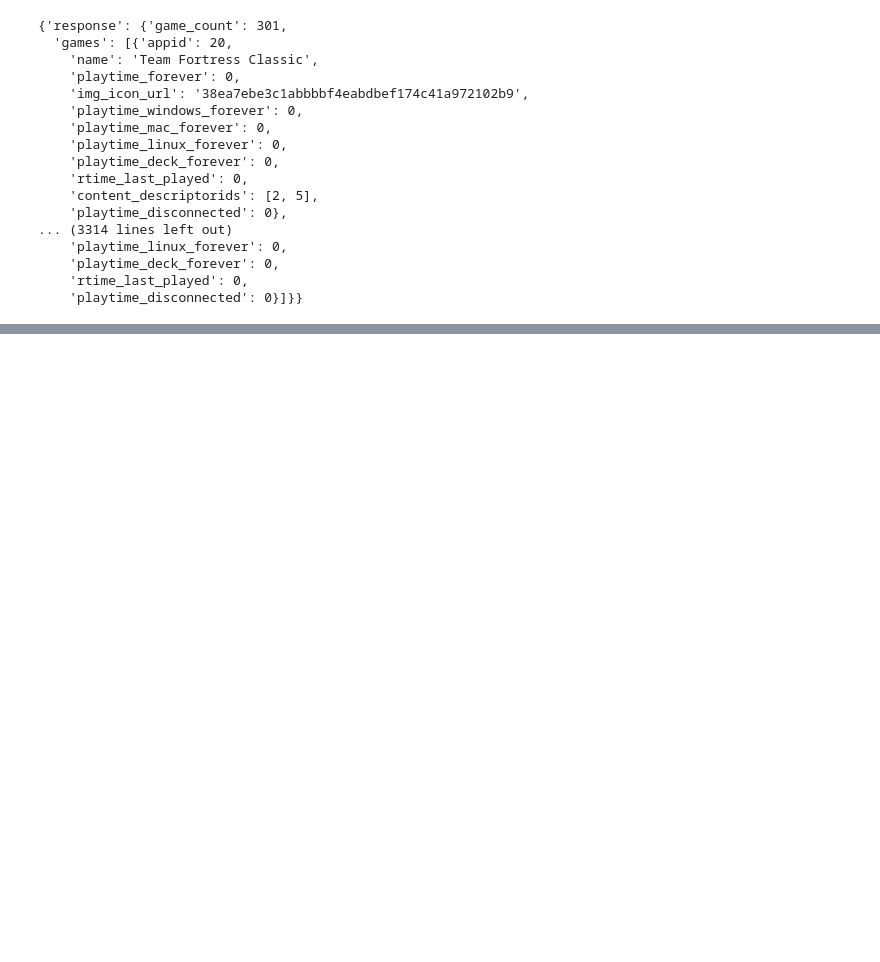
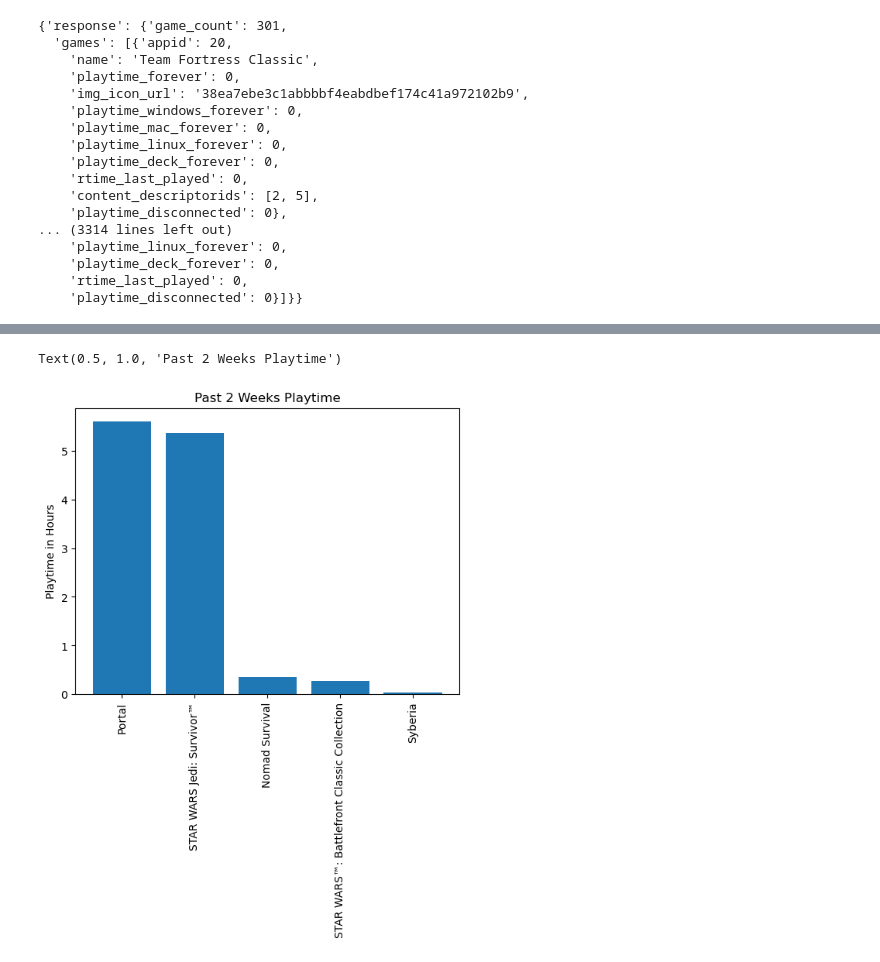
Before and after one commit to DerebeWalton/Steam-Data, a Jupyter notebook: steam-data.ipynb, the cells around one changed output, grey strips where cells are left out. Saved outputs shown, nothing was run; the diff lists cells and outputs as text; code cells hidden in the pictures; blank space fills up the shorter version.

```diff
--- a/steam-data.ipynb
+++ b/steam-data.ipynb
@@ -59,0 +82,11 @@ steam_df
+# %%
+# Most recent 2 weeks playtime by game
+played_games.sort_values(by='playtime_forever', ascending=False).head(30)
+recent = steam_df.dropna(subset='playtime_2weeks').sort_values('playtime_2weeks', ascending=False)
+plt.bar(x=recent['name'], height=recent['playtime_2weeks'] / 60)
+plt.xticks(rotation=90)
+plt.ylabel('Playtime in Hours')
+plt.title('Past 2 Weeks Playtime')
+# %% [output]
+Text(0.5, 1.0, 'Past 2 Weeks Playtime')
+[figure, added]
```
Also changed, not shown: parts of 7 cells of this notebook, 1 other file.
